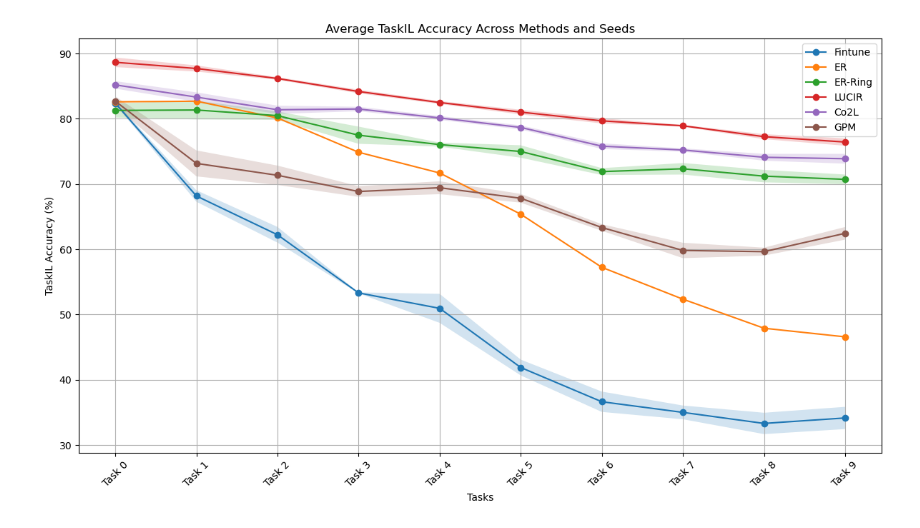
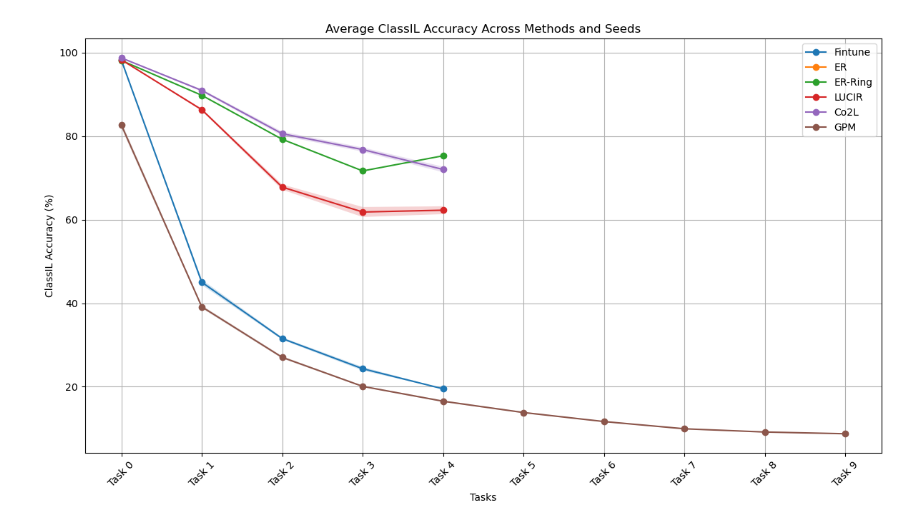
Before and after one commit to KoyoImai/surey, a Jupyter notebook: CIL/logs/glaph.ipynb, the cells around one changed output. Saved outputs shown, nothing was run; the diff lists cells and outputs as text; code cells hidden in the pictures.

```diff
--- a/CIL/logs/glaph.ipynb
+++ b/CIL/logs/glaph.ipynb
@@ -225,39 +228,39 @@ import matplotlib.pyplot as plt
 # 手法ごとにログファイルを定義
 method_log_files = {
     'Fintune': [
-        "/home/kouyou/ContinualLearning/survey/CIL/logs/er/fintune_er_reservoir0_cifar100_seed0_date2025_04_09/exp_log/experiment.log",
-        "/home/kouyou/ContinualLearning/survey/CIL/logs/er/fintune_er_reservoir0_cifar100_seed1_date2025_04_09/exp_log/experiment.log",
-        # "/home/kouyou/ContinualLearning/survey/CIL/logs/er/fintune_er_reservoir0_cifar100_seed2_date2025_04_09/exp_log/experiment.log",
-        # "/home/kouyou/ContinualLearning/survey/CIL/logs/er/fintune_er_reservoir0_cifar100_seed3_date2025_04_09/exp_log/experiment.log",
-        # "/home/kouyou/ContinualLearning/survey/CIL/logs/er/fintune_er_reservoir0_cifar100_seed4_date2025_04_09/exp_log/experiment.log",
+        "/home/kouyou/ContinualLearning/survey/CIL/logs/er/fintune_er_reservoir0_cifar10_seed0_date2025_04_12/exp_log/experiment.log",
+        "/home/kouyou/ContinualLearning/survey/CIL/logs/er/fintune_er_reservoir0_cifar10_seed1_date2025_04_12/exp_log/experiment.log",
+        "/home/kouyou/ContinualLearning/survey/CIL/logs/er/fintune_er_reservoir0_cifar10_seed2_date2025_04_12/exp_log/experiment.log",
+        "/home/kouyou/ContinualLearning/survey/CIL/logs/er/fintune_er_reservoir0_cifar10_seed3_date2025_04_12/exp_log/experiment.log",
+        "/home/kouyou/ContinualLearning/survey/CIL/logs/er/fintune_er_reservoir0_cifar10_seed4_date2025_04_12/exp_log/experiment.log",
     ],
     'ER': [
-        "/home/kouyou/ContinualLearning/survey/CIL/logs/er/er_er_reservoir2000_cifar100_seed0_date2025_04_09/exp_log/experiment.log",
-        "/home/kouyou/ContinualLearning/survey/CIL/logs/er/er_er_reservoir2000_cifar100_seed0_date2025_04_09/exp_log/experiment.log",
-        "/home/kouyou/ContinualLearning/survey/CIL/logs/er/er_er_reservoir2000_cifar100_seed0_date2025_04_09/exp_log/experiment.log",
-        "/home/kouyou/ContinualLearning/survey/CIL/logs/er/er_er_reservoir2000_cifar100_seed0_date2025_04_09/exp_log/experiment.log",
-        "/home/kouyou/ContinualLearning/survey/CIL/logs/er/er_er_reservoir2000_cifar100_seed0_date2025_04_09/exp_log/experiment.log",
+        "/home/kouyou/ContinualLearning/survey/CIL/logs/er/er_er_reservoir2000_cifar10_seed0_date2025_04_12/exp_log/experiment.log",
+        "/home/kouyou/ContinualLearning/survey/CIL/logs/er/er_er_reservoir2000_cifar10_seed1_date2025_04_12/exp_log/experiment.log",
+        "/home/kouyou/ContinualLearning/survey/CIL/logs/er/er_er_reservoir2000_cifar10_seed2_date2025_04_12/exp_log/experiment.log",
+        "/home/kouyou/ContinualLearning/survey/CIL/logs/er/er_er_reservoir2000_cifar10_seed3_date2025_04_12/exp_log/experiment.log",
+        "/home/kouyou/ContinualLearning/survey/CIL/logs/er/er_er_reservoir2000_cifar10_seed4_date2025_04_12/exp_log/experiment.log",
     ],
     'ER-Ring': [
-        "/home/kouyou/ContinualLearning/survey/CIL/logs/er/erring_er_ring2000_cifar100_seed0_date2025_04_09/exp_log/experiment.log",
-        "/home/kouyou/ContinualLearning/survey/CIL/logs/er/erring_er_ring2000_cifar100_seed1_date2025_04_09/exp_log/experiment.log",
-        "/home/kouyou/ContinualLearning/survey/CIL/logs/er/erring_er_ring2000_cifar100_seed2_date2025_04_09/exp_log/experiment.log",
-        "/home/kouyou/ContinualLearning/survey/CIL/logs/er/erring_er_ring2000_cifar100_seed3_date2025_04_09/exp_log/experiment.log",
-        "/home/kouyou/ContinualLearning/survey/CIL/logs/er/erring_er_ring2000_cifar100_seed4_date2025_04_09/exp_log/experiment.log",
+        "/home/kouyou/ContinualLearning/survey/CIL/logs/er/erring_er_ring2000_cifar10_seed0_date2025_04_12/exp_log/experiment.log",
+        "/home/kouyou/ContinualLearning/survey/CIL/logs/er/erring_er_ring2000_cifar10_seed0_date2025_04_12/exp_log/experiment.log",
+        "/home/kouyou/ContinualLearning/survey/CIL/logs/er/erring_er_ring2000_cifar10_seed0_date2025_04_12/exp_log/experiment.log",
+        "/home/kouyou/ContinualLearning/survey/CIL/logs/er/erring_er_ring2000_cifar10_seed0_date2025_04_12/exp_log/experiment.log",
+        "/home/kouyou/ContinualLearning/survey/CIL/logs/er/erring_er_ring2000_cifar10_seed0_date2025_04_12/exp_log/experiment.log",
     ],
     'LUCIR': [
-        '/home/kouyou/ContinualLearning/survey/CIL/logs/lucir/lucir_lucir_herding2000_cifar100_seed0_date2025_04_09/exp_log/experiment.log',
-        '/home/kouyou/ContinualLearning/survey/CIL/logs/lucir/lucir_lucir_herding2000_cifar100_seed1_date2025_04_09/exp_log/experiment.log',
-        '/home/kouyou/ContinualLearning/survey/CIL/logs/lucir/lucir_lucir_herding2000_cifar100_seed2_date2025_04_09/exp_log/experiment.log',
-        '/home/kouyou/ContinualLearning/survey/CIL/logs/lucir/lucir_lucir_herding2000_cifar100_seed3_date2025_04_09/exp_log/experiment.log',
-        '/home/kouyou/ContinualLearning/survey/CIL/logs/lucir/lucir_lucir_herding2000_cifar100_seed4_date2025_04_09/exp_log/experiment.log',
+        '/home/kouyou/ContinualLearning/survey/CIL/logs/lucir/lucir_lucir_herding2000_cifar10_seed0_date2025_04_14/exp_log/experiment.log',
+        '/home/kouyou/ContinualLearning/survey/CIL/logs/lucir/lucir_lucir_herding2000_cifar10_seed1_date2025_04_14/exp_log/experiment.log',
+        '/home/kouyou/ContinualLearning/survey/CIL/logs/lucir/lucir_lucir_herding2000_cifar10_seed2_date2025_04_14/exp_log/experiment.log',
+        '/home/kouyou/ContinualLearning/survey/CIL/logs/lucir/lucir_lucir_herding2000_cifar10_seed3_date2025_04_14/exp_log/experiment.log',
+        # '/home/kouyou/ContinualLearning/survey/CIL/logs/lucir/lucir_lucir_herding2000_cifar10_seed0_date2025_04_14/exp_log/experiment.log',
     ],
     'Co2L': [
-        '/home/kouyou/ContinualLearning/survey/CIL/logs/co2l/co2l_co2l_ring2000_cifar100_seed0_date2025_04_09/exp_log/experiment.log',
-        '/home/kouyou/ContinualLearning/survey/CIL/logs/co2l/co2l_co2l_ring2000_cifar100_seed1_date2025_04_09/exp_log/experiment.log',
-        '/home/kouyou/ContinualLearning/survey/CIL/logs/co2l/co2l_co2l_ring2000_cifar100_seed2_date2025_04_09/exp_log/experiment.log',
-        '/home/kouyou/ContinualLearning/survey/CIL/logs/co2l/co2l_co2l_ring2000_cifar100_seed3_date2025_04_09/exp_log/experiment.log',
-        '/home/kouyou/ContinualLearning/survey/CIL/logs/co2l/co2l_co2l_ring2000_cifar100_seed4_date2025_04_09/exp_log/experiment.log',
+        '/home/kouyou/ContinualLearning/survey/CIL/logs/co2l/co2l_co2l_ring2000_cifar10_seed0_date2025_04_12/exp_log/experiment.log',
+        '/home/kouyou/ContinualLearning/survey/CIL/logs/co2l/co2l_co2l_ring2000_cifar10_seed1_date2025_04_12/exp_log/experiment.log',
+        '/home/kouyou/ContinualLearning/survey/CIL/logs/co2l/co2l_co2l_ring2000_cifar10_seed2_date2025_04_12/exp_log/experiment.log',
+        '/home/kouyou/ContinualLearning/survey/CIL/logs/co2l/co2l_co2l_ring2000_cifar10_seed3_date2025_04_12/exp_log/experiment.log',
+        '/home/kouyou/ContinualLearning/survey/CIL/logs/co2l/co2l_co2l_ring2000_cifar10_seed4_date2025_04_12/exp_log/experiment.log',
     ],
     'GPM': [
         '/home/kouyou/ContinualLearning/survey/CIL/logs/gpm/gpm_gpm_ring0_cifar100_seed0_date2025_04_09/exp_log/experiment.log',
@@ -265,7 +268,7 @@ method_log_files = {
         '/home/kouyou/ContinualLearning/survey/CIL/logs/gpm/gpm_gpm_ring0_cifar100_seed2_date2025_04_09/exp_log/experiment.log',
         '/home/kouyou/ContinualLearning/survey/CIL/logs/gpm/gpm_gpm_ring0_cifar100_seed3_date2025_04_09/exp_log/experiment.log',
         '/home/kouyou/ContinualLearning/survey/CIL/logs/gpm/gpm_gpm_ring0_cifar100_seed4_date2025_04_09/exp_log/experiment.log',
-    ]
+    ],
 }
 
 # プロットの準備
@@ -278,49 +281,51 @@ for method_name, log_files in method_log_files.items():
 
     for log_file in log_files:
         tasks = []
-        taskil_accuracies = []
+        classil_accuracies = []
 
         with open(log_file, 'r') as file:
             for line in file:
-                match = re.search(r'task (\d+) Epoch (\d+):.*TaskIL_accuracy=([\d\.]+)', line)
+                match = re.search(r'task (\d+) Epoch (\d+):.*ClassIL_accuracy=([\d\.]+)', line)
                 if match:
-                    task_id, epoch, taskil_acc = match.groups()
+                    task_id, epoch, classil_acc = match.groups()
                     task_id, epoch = int(task_id), int(epoch)
-                    taskil_acc = float(taskil_acc)
+                    classil_acc = float(classil_acc)
 
                     if len(tasks) == 0 or tasks[-1] != task_id:
                         tasks.append(task_id)
-                        taskil_accuracies.append([])
+                        classil_accuracies.append([])
 
-                    taskil_accuracies[-1].append(taskil_acc)
+                    classil_accuracies[-1].append(classil_acc)
 
         # 各タスク終了時の最終精度を抽出
-        final_accuracies = [accs[-1] for accs in taskil_accuracies]
+        final_accuracies = [accs[-1] for accs in classil_accuracies]
         all_seed_task_accuracies.append(final_accuracies)
 
     # NumPy配列に変換し、シードごとに平均値と標準偏差を計算
     all_seed_task_accuracies = np.array(all_seed_task_accuracies)
     mean_accuracies = np.mean(all_seed_task_accuracies, axis=0)
     std_accuracies = np.std(all_seed_task_accuracies, axis=0)
 
     # タスクのインデックスを作成
     task_indices = [f'Task {i}' for i in range(len(mean_accuracies))]
 
     # 各手法の平均精度をプロット
     plt.plot(task_indices, mean_accuracies, marker='o', linestyle='-', label=f'{method_name}')
+
+    # 標準偏差の範囲をプロット
     plt.fill_between(task_indices,
                      mean_accuracies - std_accuracies,
                      mean_accuracies + std_accuracies,
                      alpha=0.2)
 
 # グラフ設定
-plt.title('Average TaskIL Accuracy Across Methods and Seeds')
+plt.title('Average ClassIL Accuracy Across Methods and Seeds')
 plt.xlabel('Tasks')
-plt.ylabel('TaskIL Accuracy (%)')
+plt.ylabel('ClassIL Accuracy (%)')
 plt.grid(True)
 plt.xticks(rotation=45)
 plt.legend()
 plt.tight_layout()
 plt.show()
 # %% [output]
-[figure, old version]
+[figure, new version]
```
Also changed, not shown: parts of 5 cells of this notebook, 11 other files.
